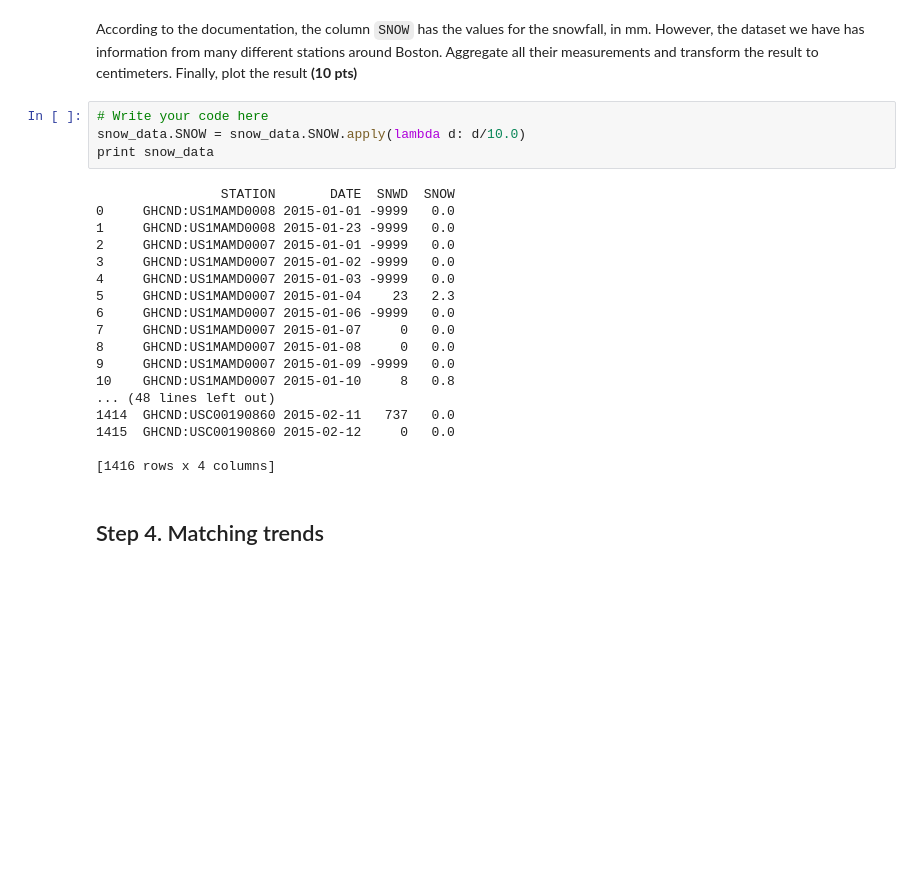
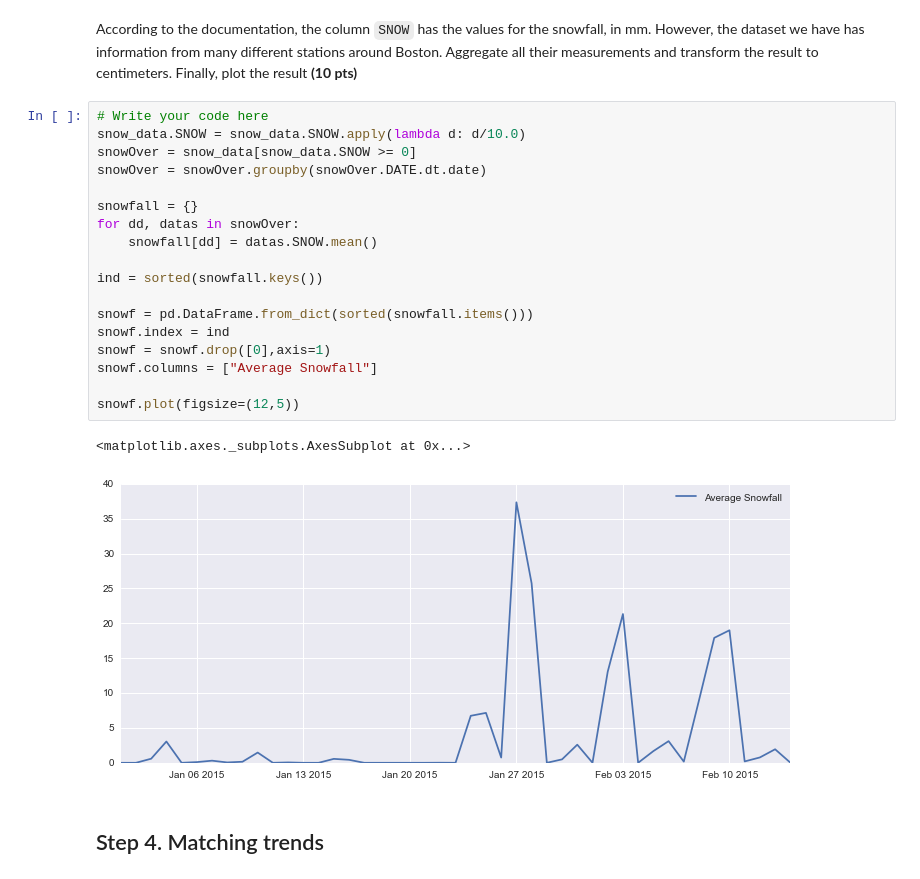
Before and after one commit to ctran25/spring-2015-homeworks, a Jupyter notebook: submissions/Homework-2/2.Pandas-in-Boston.ipynb, the cells around one changed output. Cells and saved outputs as stored; diff of their text form; blank space fills up the shorter version.

```diff
--- a/submissions/Homework-2/2.Pandas-in-Boston.ipynb
+++ b/submissions/Homework-2/2.Pandas-in-Boston.ipynb
@@ -315,28 +315,27 @@ Let's see how this trend compares to the snowfall. First, we need to read the da
 snow_data = pd.read_csv("snow.csv",parse_dates=[1])
 # %% [markdown]
 According to the documentation, the column `SNOW` has the values for the snowfall, in mm. However, the dataset we have has information from many different stations around Boston. Aggregate all their measurements and transform the result to centimeters. Finally, plot the result **(10 pts)**
-# %%
-# Write your code here
-snow_data.SNOW = snow_data.SNOW.apply(lambda d: d/10.0)
-print snow_data
-# %% [output]
-                STATION       DATE  SNWD  SNOW
-0     GHCND:US1MAMD0008 2015-01-01 -9999   0.0
-1     GHCND:US1MAMD0008 2015-01-23 -9999   0.0
-2     GHCND:US1MAMD0007 2015-01-01 -9999   0.0
-3     GHCND:US1MAMD0007 2015-01-02 -9999   0.0
-4     GHCND:US1MAMD0007 2015-01-03 -9999   0.0
-5     GHCND:US1MAMD0007 2015-01-04    23   2.3
-6     GHCND:US1MAMD0007 2015-01-06 -9999   0.0
-7     GHCND:US1MAMD0007 2015-01-07     0   0.0
-8     GHCND:US1MAMD0007 2015-01-08     0   0.0
-9     GHCND:US1MAMD0007 2015-01-09 -9999   0.0
-10    GHCND:US1MAMD0007 2015-01-10     8   0.8
-... (48 lines left out)
-1414  GHCND:USC00190860 2015-02-11   737   0.0
-1415  GHCND:USC00190860 2015-02-12     0   0.0
-
-[1416 rows x 4 columns]
+# %%
+# Write your code here
+snow_data.SNOW = snow_data.SNOW.apply(lambda d: d/10.0)
+snowOver = snow_data[snow_data.SNOW >= 0]
+snowOver = snowOver.groupby(snowOver.DATE.dt.date)
+
+snowfall = {}
+for dd, datas in snowOver:
+    snowfall[dd] = datas.SNOW.mean()
+
+ind = sorted(snowfall.keys())
+
+snowf = pd.DataFrame.from_dict(sorted(snowfall.items()))
+snowf.index = ind
+snowf = snowf.drop([0],axis=1)
+snowf.columns = ["Average Snowfall"]
+
+snowf.plot(figsize=(12,5))
+# %% [output]
+<matplotlib.axes._subplots.AxesSubplot at 0x...>
+[figure, added]
 # %% [markdown]
 ## Step 4. Matching trends
 # %% [markdown]
```
Also changed, not shown: parts of 3 cells of this notebook.
